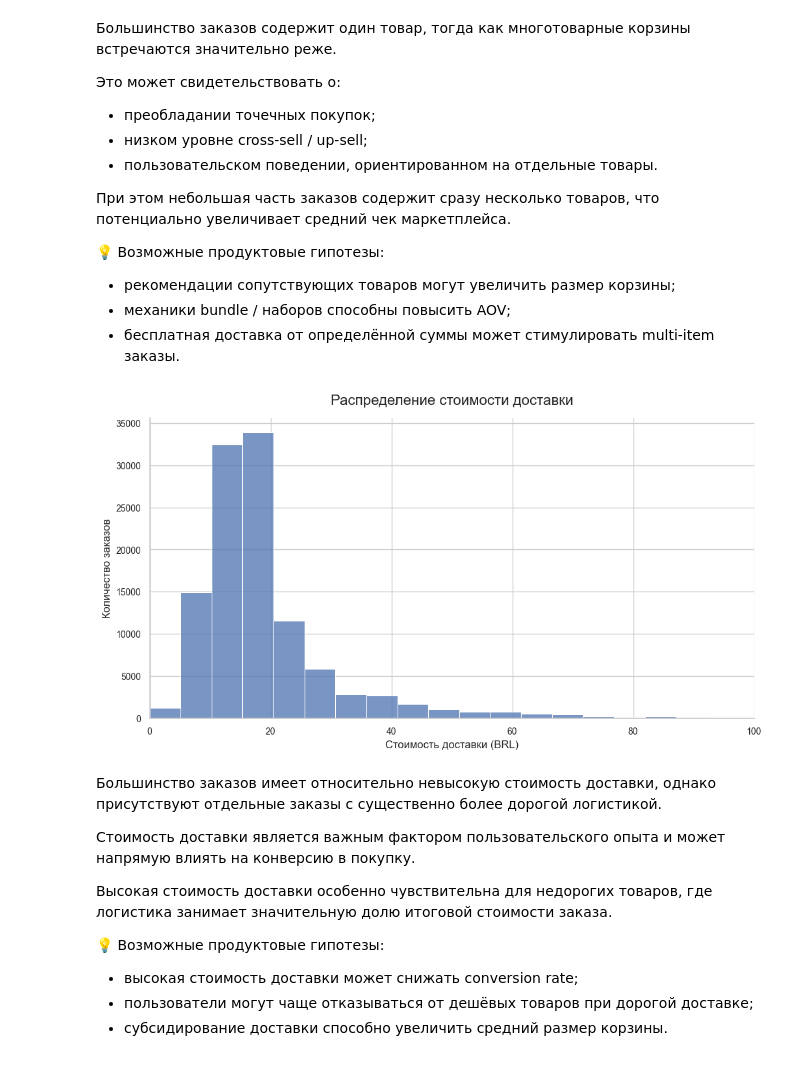
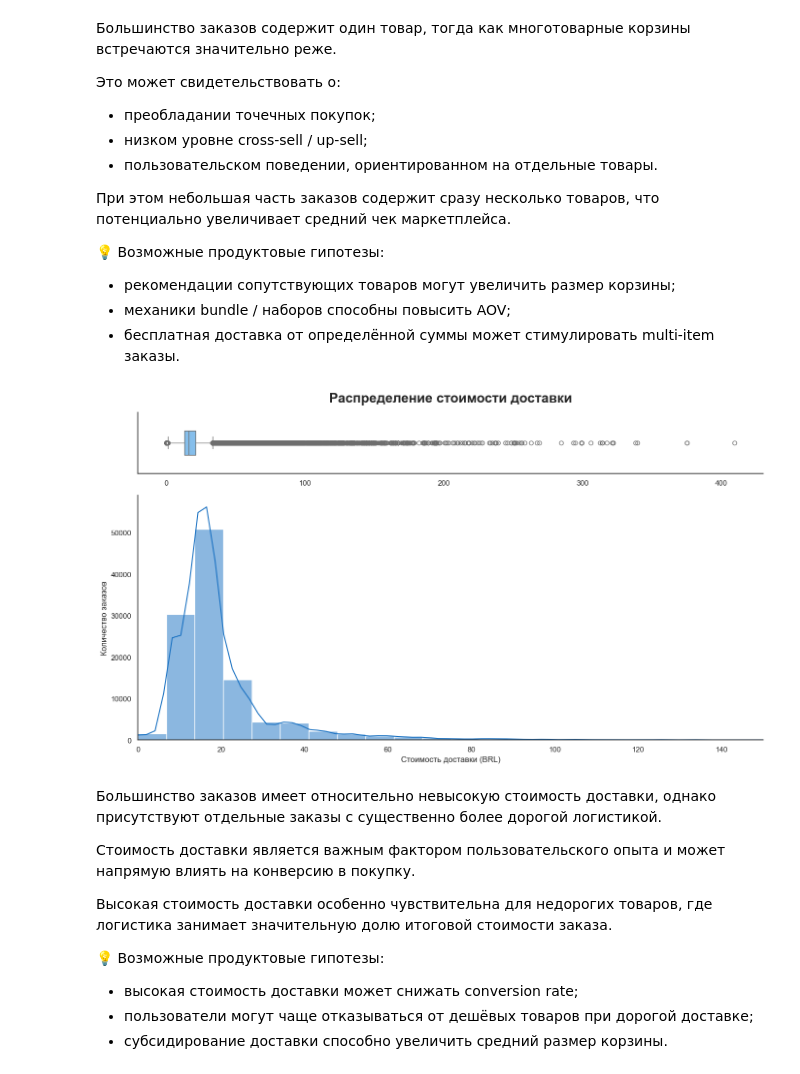
Before and after one commit to Malentaaa/product-analytics-project, a Jupyter notebook: project.ipynb, the cells around one changed output. Saved outputs shown, nothing was run; the diff lists cells and outputs as text; code cells hidden in the pictures.

```diff
--- a/project.ipynb
+++ b/project.ipynb
@@ -961,24 +961,65 @@ plt.show()
 - рекомендации сопутствующих товаров могут увеличить размер корзины;
 - механики bundle / наборов способны повысить AOV;
 - бесплатная доставка от определённой суммы может стимулировать multi-item заказы.
-# %%
-plt.figure(figsize=(12,6))
-
-sns.histplot(
-    items['freight_value'],
-    bins=80
-)
-
-plt.title('Распределение стоимости доставки', pad=15)
-plt.xlabel('Стоимость доставки (BRL)')
-plt.ylabel('Количество заказов')
-
-plt.xlim(0, 100)
-
-sns.despine()
-plt.show()
-# %% [output]
-[figure, removed]
+# %%
+fig, axes = plt.subplots(
+    2,
+    1,
+
+    figsize=(14,8),
+
+    gridspec_kw={
+        'height_ratios': [1, 4]
+    }
+)
+
+sns.set_theme(style='whitegrid')
+
+# BOXPLOT
+sns.boxplot(
+    x=items['freight_value'],
+
+    ax=axes[0],
+
+    color='#74C0FC',
+
+    width=0.4
+)
+
+# HISTOGRAM
+sns.histplot(
+    items['freight_value'],
+
+    bins=60,
+    kde=True,
+
+    ax=axes[1],
+
+    color='#1971C2'
+)
+
+axes[0].set_title(
+    'Распределение стоимости доставки',
+    fontsize=20,
+    weight='bold',
+    pad=15
+)
+
+axes[0].set_xlabel('')
+axes[0].set_ylabel('')
+
+axes[1].set_xlabel('Стоимость доставки (BRL)')
+axes[1].set_ylabel('Количество заказов')
+
+# ограничим хвост
+axes[1].set_xlim(0, 150)
+
+sns.despine()
+
+plt.tight_layout()
+plt.show()
+# %% [output]
+[figure, added]
 # %% [markdown]
 Большинство заказов имеет относительно невысокую стоимость доставки, однако присутствуют отдельные заказы с существенно более дорогой логистикой.
 
```
Also changed, not shown: parts of 5 cells of this notebook.
